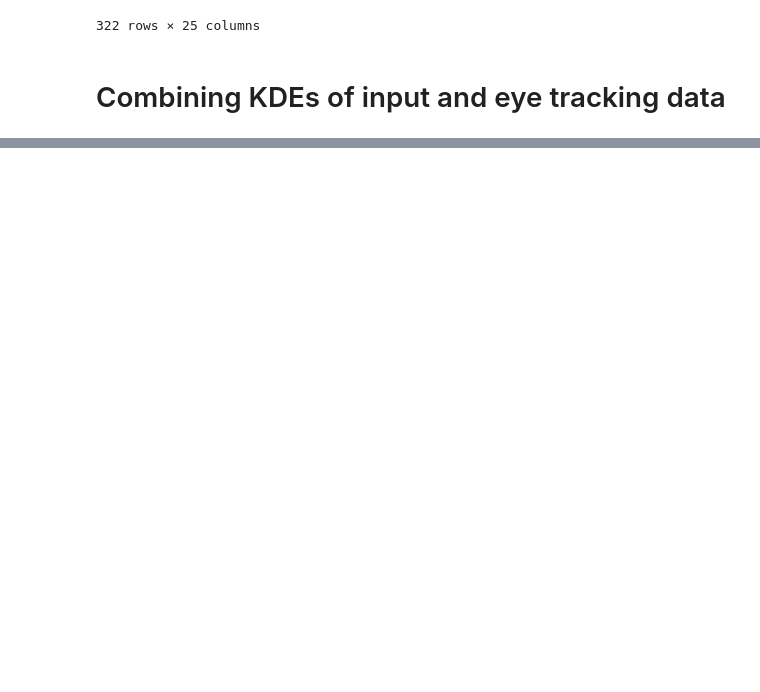
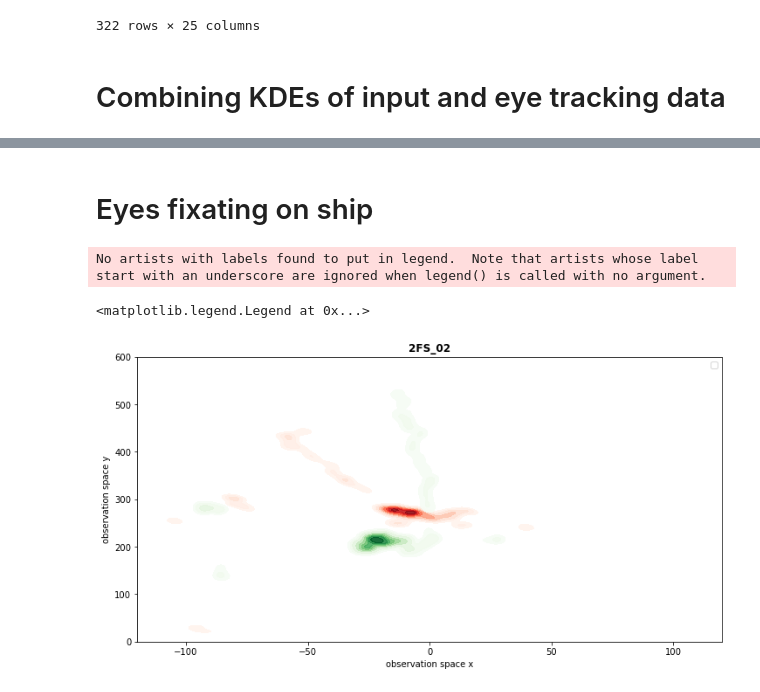
Before and after one commit to nilsheinrich/eye_movement_analysis_moonlander, a Jupyter notebook: data_analysis.ipynb, the cells around one changed output, grey strips where cells are left out. Cells and saved outputs as stored; diff of their text form; code cells hidden in the pictures; blank space fills up the shorter version.

Commit message:
added binocular fixation in anotate_eye_data and startet identifying combination of trials with same config

```diff
--- a/data_analysis.ipynb
+++ b/data_analysis.ipynb
@@ -147,12 +147,18 @@ def pre_process_eye_data(eye_data):
     # adjust time tag to start at 0
     eye_data["time_tag"] = eye_data.TimeTag - eye_data.TimeTag[0]
 
+    # annotate binocular fixations
+    eye_data["Fixation"] = eye_data.LeftEyeFixationFlag + eye_data.RightEyeFixationFlag
+    ## eliminate simultaneous blink and fixation (setting fixation to 0)
+    eye_data.Fixation.loc[eye_data.LeftBlink > 0.0] = 0.0
+    eye_data.Fixation.loc[eye_data.RightBlink > 0.0] = 0.0
+    eye_data.Fixation[eye_data.Fixation > 1] = 1.0
+
     # annotate binocular saccades
     eye_data["Saccade"] = eye_data.LeftEyeSaccadeFlag + eye_data.RightEyeSaccadeFlag
     ## eliminate simultaneous blink and saccades (setting saccade to 0)
     eye_data.Saccade.loc[eye_data.LeftBlink > 0.0] = 0.0
     eye_data.Saccade.loc[eye_data.RightBlink > 0.0] = 0.0
-
     eye_data.Saccade[eye_data.Saccade > 1] = 1.0
 
     # condition for initiating saccade
@@ -167,7 +173,7 @@ def pre_process_eye_data(eye_data):
 
     # insert saccade direction column
     eye_data["saccade_direction"] = np.nan
-    eye_data = eye_data.groupby("N_saccade").apply(calc_saccade_direction)
+    eye_data.groupby("N_saccade").apply(calc_saccade_direction)
 
     return eye_data
 # %% [markdown]
@@ -321,0 +312,44 @@ for run in np.arange(N_run):
+# %% [markdown]
+# Eyes fixating on ship
+# %%
+code = "2FS_02"
+only_ship_data = pd.read_csv(f'eye_data/only_ship_eye_tracking_output_{code}.csv', index_col=False)
+only_ship_data = pre_process_eye_data(only_ship_data)
+
+fixations = only_ship_data[only_ship_data["Fixation"] == 1.0]
+
+fig, ax = plt.subplots(figsize=(12, 6))
+ax.set_title(f"{code}", fontdict={"fontweight": "bold"})
+
+# axis labels
+ax.set_xlabel("observation space x")
+ax.set_ylabel("observation space y")
+
+ax.set_xlim([-120, 120])
+ax.set_ylim([0, 600])
+
+# Plotting
+colors = ["crimson", "limegreen"]
+
+#ax.scatter(fixations.LeftEyeX, fixations.LeftEyeY, marker=".", color=colors[0], alpha=0.3)
+#ax.scatter(fixations.RightEyeX, fixations.RightEyeY, marker=".", color=colors[1], alpha=0.3)
+
+heatmap_left = sns.kdeplot(x=fixations.LeftEyeX,
+                           y=fixations.LeftEyeY,
+                           cmap="Reds",
+                           shade=True,
+                           alpha=0.9,
+                           bw_adjust=0.4)
+
+heatmap_right = sns.kdeplot(x=fixations.RightEyeX,
+                           y=fixations.RightEyeY,
+                           cmap="Greens",
+                           shade=True,
+                           alpha=0.9,
+                           bw_adjust=0.4)
+
+ax.legend()
+# %% [output]
+No artists with labels found to put in legend.  Note that artists whose label start with an underscore are ignored when legend() is called with no argument.
+<matplotlib.legend.Legend at 0x...>
+[figure, added]
```
Also changed, not shown: parts of 10 cells of this notebook, 1 other file.
